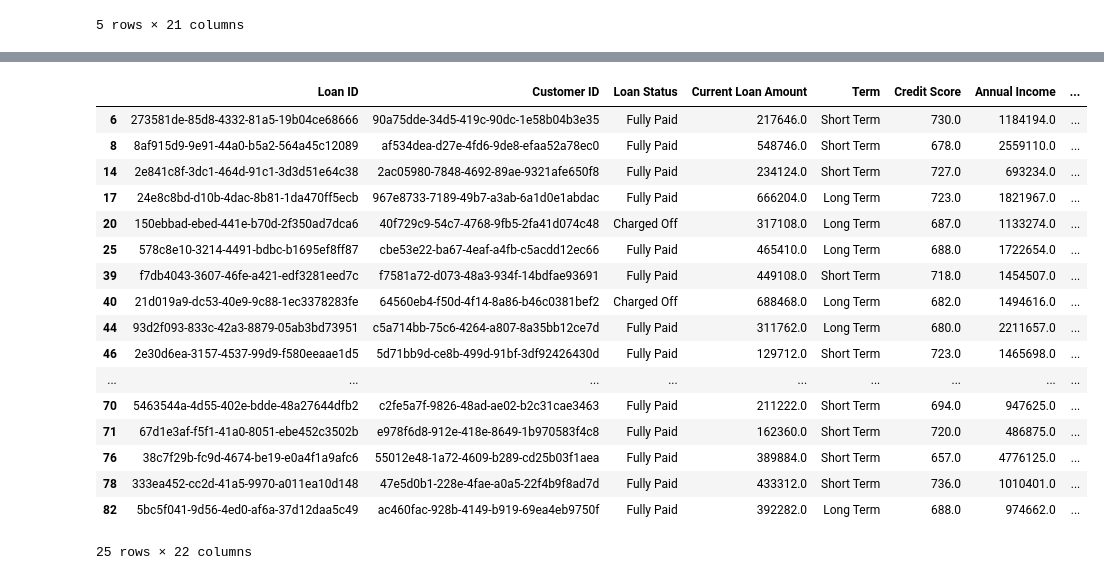
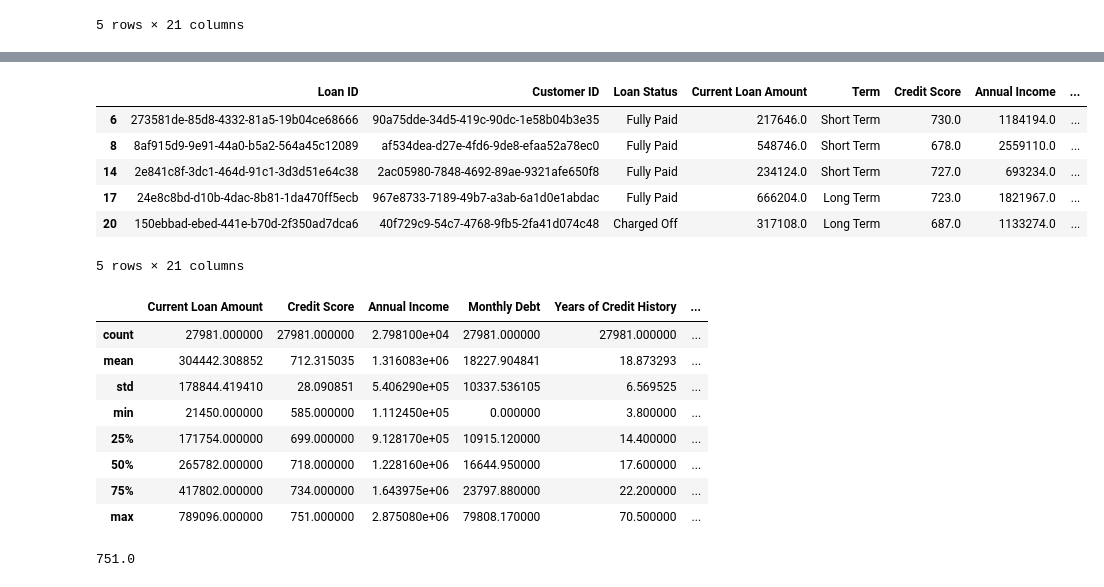
Before and after one commit to omidk414/ucb-data-project1-group2, a Jupyter notebook: main.ipynb, the cells around one changed output, grey strips where cells are left out. Cells and saved outputs as stored; diff of their text form; code cells hidden in the pictures.

```diff
--- a/main.ipynb
+++ b/main.ipynb
@@ -16,2 +64,4 @@ df.head()
+# %%
+df2 = df.copy()
 # %%
 #Checking the null values
@@ -42,7 +92,7 @@ Tax Liens                         524
 dtype: int64
 # %%
 #Dropping the null values
-clean_df = df.dropna()
+clean_df = df2.dropna()
 
 #Checking the remaining null values
 print(clean_df.isnull().sum())
@@ -178,5 +223,5 @@ clean_df.head()
 # %%
-cleaned_data = clean_df[(clean_df['Current Loan Amount'] <= 1000000) & (clean_df['Credit Score'] <= 1000)]
+cleaned_data = clean_df[(clean_df['Current Loan Amount'] <= 1000000)]
 # %%
 cleaned_data.to_csv("Resources/cleaned_m160.csv", encoding='utf-8')
 cleaned_data.info()
@@ -201,21 +245,0 @@ memory usage: 5.0+ MB
-# %%
-
-
-bins = [300, 400, 500, 600, 700, 800, 900, 1000]
-labels = ['300-399', '400-499', '500-599', '600-699', '700-799', '800-899', '900-1000']
-# Group the data by credit score ranges
-cleaned_data['Credit Score Range'] = pd.cut(cleaned_data['Credit Score'], bins=bins, labels=labels, right=False)
-
-avg_income = cleaned_data.groupby('Credit Score Range')['Annual Income'].mean().reset_index()
-#avg_income = cleaned_data.groupby(pd.cut(cleaned_data['Credit Score'], bins=bins, labels=labels)).size()
-
-# Plot the bar chart
-plt.figure(figsize=(8, 6))
-plt.bar(avg_income['Credit Score Range'], avg_income['Annual Income'], color='blue')
-
-# Set the labels and title
-plt.xlabel('Credit Score Range')
-plt.ylabel('Average Annual Income')
-plt.title('Distribution of Credit Scores')
-plt.yticks(np.arange(50000, 2000001, 150000))
-plt.show()
@@ -247,21 +246,26 @@ plt.show()
 # %%
-cleaned_data.head(25)
+cleaned_data.head()
 # %% [output]
 |  | Loan ID | Customer ID | Loan Status | Current Loan Amount | Term | Credit Score | Annual Income | ... |
 | 6 | 273581de-85d8-4332-81a5-19b04ce68666 | 90a75dde-34d5-419c-90dc-1e58b04b3e35 | Fully Paid | 217646.0 | Short Term | 730.0 | 1184194.0 | ... |
 | 8 | 8af915d9-9e91-44a0-b5a2-564a45c12089 | af534dea-d27e-4fd6-9de8-efaa52a78ec0 | Fully Paid | 548746.0 | Short Term | 678.0 | 2559110.0 | ... |
 | 14 | 2e841c8f-3dc1-464d-91c1-3d3d51e64c38 | 2ac05980-7848-4692-89ae-9321afe650f8 | Fully Paid | 234124.0 | Short Term | 727.0 | 693234.0 | ... |
 | 17 | 24e8c8bd-d10b-4dac-8b81-1da470ff5ecb | 967e8733-7189-49b7-a3ab-6a1d0e1abdac | Fully Paid | 666204.0 | Long Term | 723.0 | 1821967.0 | ... |
 | 20 | 150ebbad-ebed-441e-b70d-2f350ad7dca6 | 40f729c9-54c7-4768-9fb5-2fa41d074c48 | Charged Off | 317108.0 | Long Term | 687.0 | 1133274.0 | ... |
-| 25 | 578c8e10-3214-4491-bdbc-b1695ef8ff87 | cbe53e22-ba67-4eaf-a4fb-c5acdd12ec66 | Fully Paid | 465410.0 | Long Term | 688.0 | 1722654.0 | ... |
-| 39 | f7db4043-3607-46fe-a421-edf3281eed7c | f7581a72-d073-48a3-934f-14bdfae93691 | Fully Paid | 449108.0 | Short Term | 718.0 | 1454507.0 | ... |
-| 40 | 21d019a9-dc53-40e9-9c88-1ec3378283fe | 64560eb4-f50d-4f14-8a86-b46c0381bef2 | Charged Off | 688468.0 | Long Term | 682.0 | 1494616.0 | ... |
-| 44 | 93d2f093-833c-42a3-8879-05ab3bd73951 | c5a714bb-75c6-4264-a807-8a35bb12ce7d | Fully Paid | 311762.0 | Long Term | 680.0 | 2211657.0 | ... |
-| 46 | 2e30d6ea-3157-4537-99d9-f580eeaae1d5 | 5d71bb9d-ce8b-499d-91bf-3df92426430d | Fully Paid | 129712.0 | Short Term | 723.0 | 1465698.0 | ... |
-| ... | ... | ... | ... | ... | ... | ... | ... | ... |
-| 70 | 5463544a-4d55-402e-bdde-48a27644dfb2 | c2fe5a7f-9826-48ad-ae02-b2c31cae3463 | Fully Paid | 211222.0 | Short Term | 694.0 | 947625.0 | ... |
-| 71 | 67d1e3af-f5f1-41a0-8051-ebe452c3502b | e978f6d8-912e-418e-8649-1b970583f4c8 | Fully Paid | 162360.0 | Short Term | 720.0 | 486875.0 | ... |
-| 76 | 38c7f29b-fc9d-4674-be19-e0a4f1a9afc6 | 55012e48-1a72-4609-b289-cd25b03f1aea | Fully Paid | 389884.0 | Short Term | 657.0 | 4776125.0 | ... |
-| 78 | 333ea452-cc2d-41a5-9970-a011ea10d148 | 47e5d0b1-228e-4fae-a0a5-22f4b9f8ad7d | Fully Paid | 433312.0 | Short Term | 736.0 | 1010401.0 | ... |
-| 82 | 5bc5f041-9d56-4ed0-af6a-37d12daa5c49 | ac460fac-928b-4149-b919-69ea4eb9750f | Fully Paid | 392282.0 | Long Term | 688.0 | 974662.0 | ... |
-25 rows × 22 columns
+5 rows × 21 columns
+# %%
+cleaned_data.describe()
+# %% [output]
+|  | Current Loan Amount | Credit Score | Annual Income | Monthly Debt | Years of Credit History | ... |
+| count | 27981.000000 | 27981.000000 | 2.798100e+04 | 27981.000000 | 27981.000000 | ... |
+| mean | 304442.308852 | 712.315035 | 1.316083e+06 | 18227.904841 | 18.873293 | ... |
+| std | 178844.419410 | 28.090851 | 5.406290e+05 | 10337.536105 | 6.569525 | ... |
+| min | 21450.000000 | 585.000000 | 1.112450e+05 | 0.000000 | 3.800000 | ... |
+| 25% | 171754.000000 | 699.000000 | 9.128170e+05 | 10915.120000 | 14.400000 | ... |
+| 50% | 265782.000000 | 718.000000 | 1.228160e+06 | 16644.950000 | 17.600000 | ... |
+| 75% | 417802.000000 | 734.000000 | 1.643975e+06 | 23797.880000 | 22.200000 | ... |
+| max | 789096.000000 | 751.000000 | 2.875080e+06 | 79808.170000 | 70.500000 | ... |
+# %%
+cleaned_data['Credit Score'].max()
+# %% [output]
+751.0
```
Also changed, not shown: parts of 32 cells of this notebook, 1 other file.
